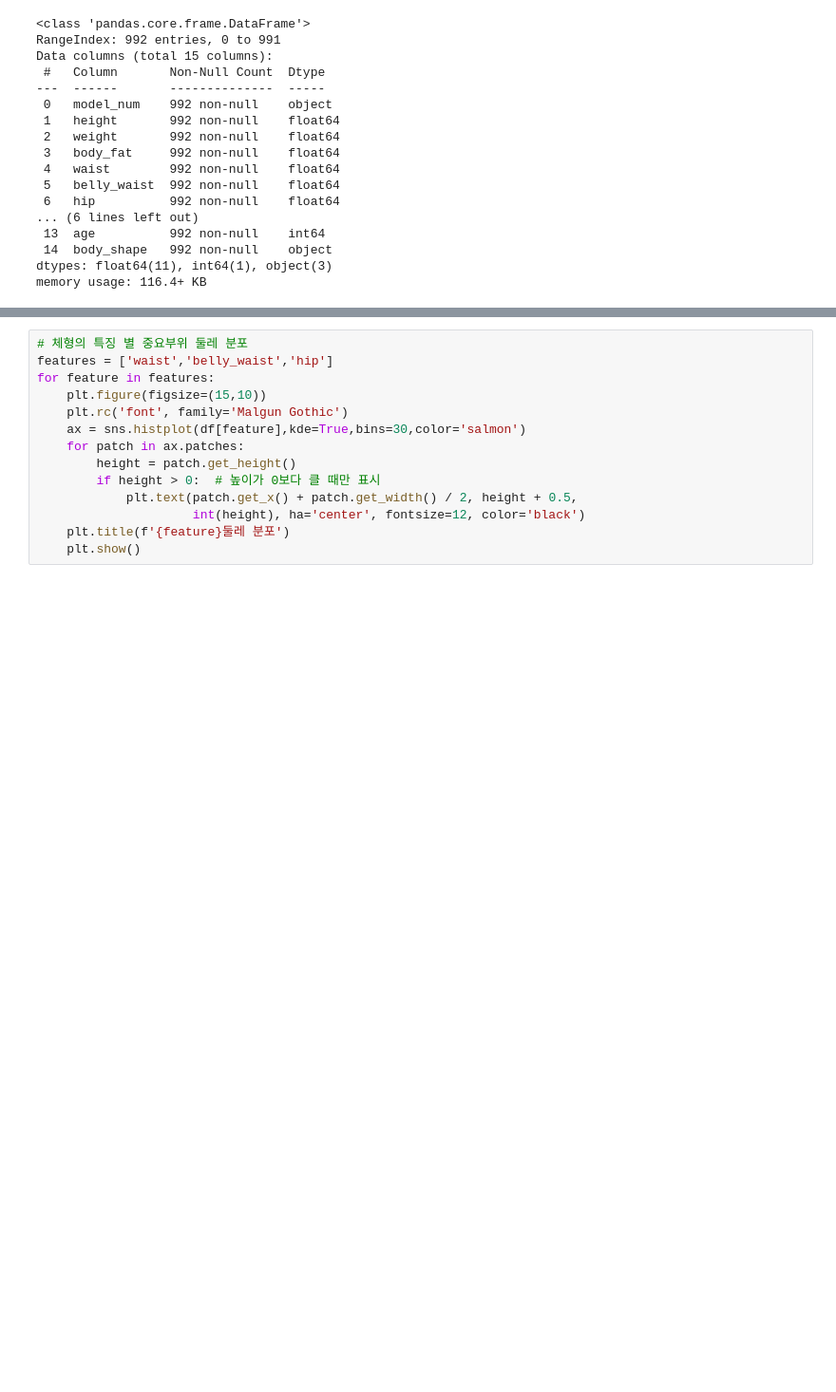
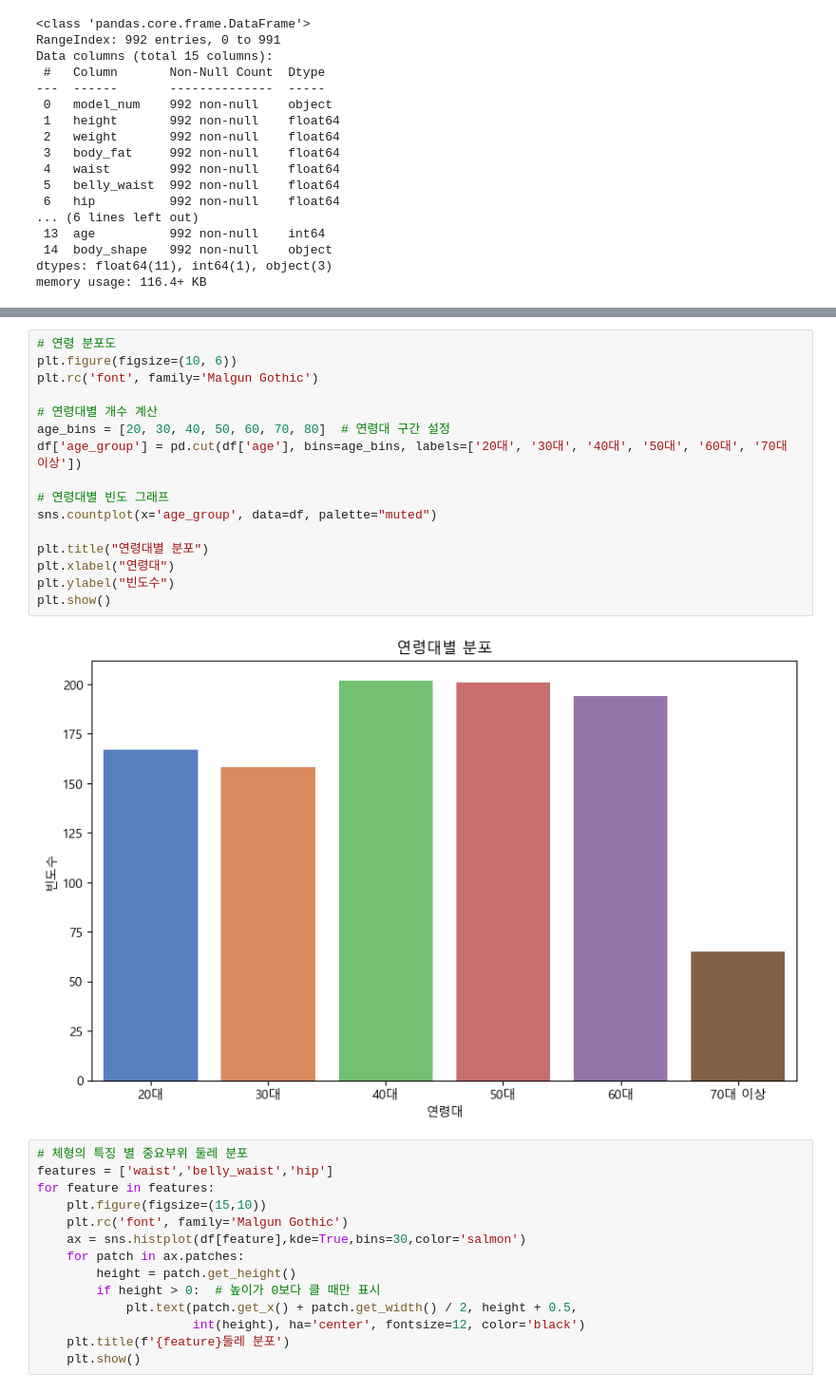
Before and after one commit to ssoom98/FitAI_Pro, a Jupyter notebook: CSM/데이터 분석및 시각화.ipynb, the cells around one changed output, grey strips where cells are left out. Shown: that part at 95% size. Saved outputs shown, nothing was run; the diff lists cells and outputs as text; blank space fills up the shorter version.

```diff
--- a/CSM/데이터 분석및 시각화.ipynb
+++ b/CSM/데이터 분석및 시각화.ipynb
@@ -82,6 +82,24 @@ df.describe()
 | 50% | 164.250000 | 62.800000 | 28.900000 | 79.700000 | 84.000000 | 93.200000 | 54.200000 | 90.800000 | 29.800000 | 36.400000 | ... |
 | 75% | 171.325000 | 71.825000 | 33.625000 | 86.425000 | 89.600000 | 96.700000 | 57.200000 | 95.300000 | 31.800000 | 39.400000 | ... |
 | max | 187.700000 | 113.800000 | 50.500000 | 116.500000 | 117.100000 | 112.700000 | 98.200000 | 116.500000 | 40.100000 | 53.200000 | ... |
+# %%
+# 연령 분포도
+plt.figure(figsize=(10, 6))
+plt.rc('font', family='Malgun Gothic')
+
+# 연령대별 개수 계산
+age_bins = [20, 30, 40, 50, 60, 70, 80]  # 연령대 구간 설정
+df['age_group'] = pd.cut(df['age'], bins=age_bins, labels=['20대', '30대', '40대', '50대', '60대', '70대 이상'])
+
+# 연령대별 빈도 그래프
+sns.countplot(x='age_group', data=df, palette="muted")
+
+plt.title("연령대별 분포")
+plt.xlabel("연령대")
+plt.ylabel("빈도수")
+plt.show()
+# %% [output]
+[figure, added]
 # %%
 # 체형의 특징 별 중요부위 둘레 분포
 features = ['waist','belly_waist','hip']
```
Also changed, not shown: parts of 1 cell of this notebook, 4 other files.
